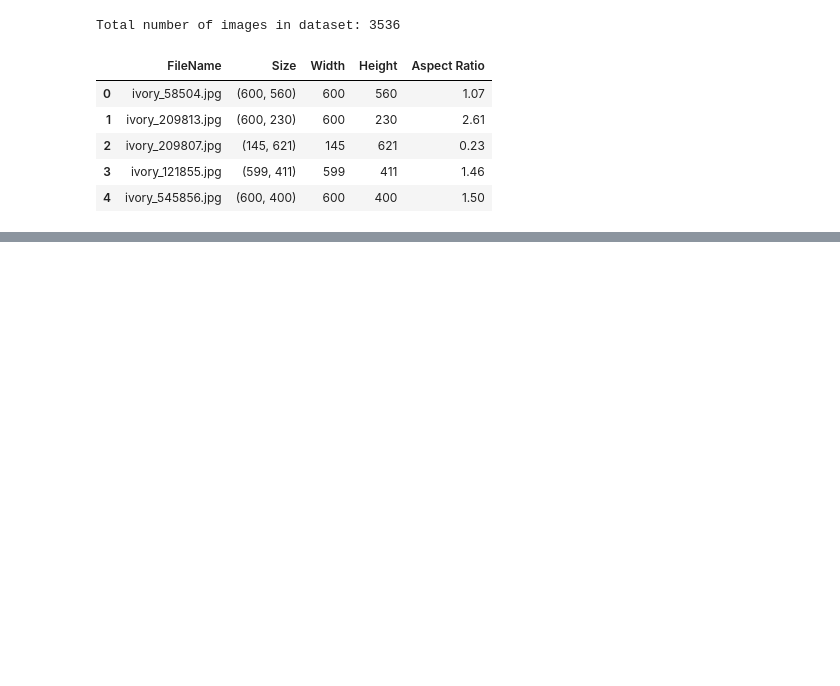
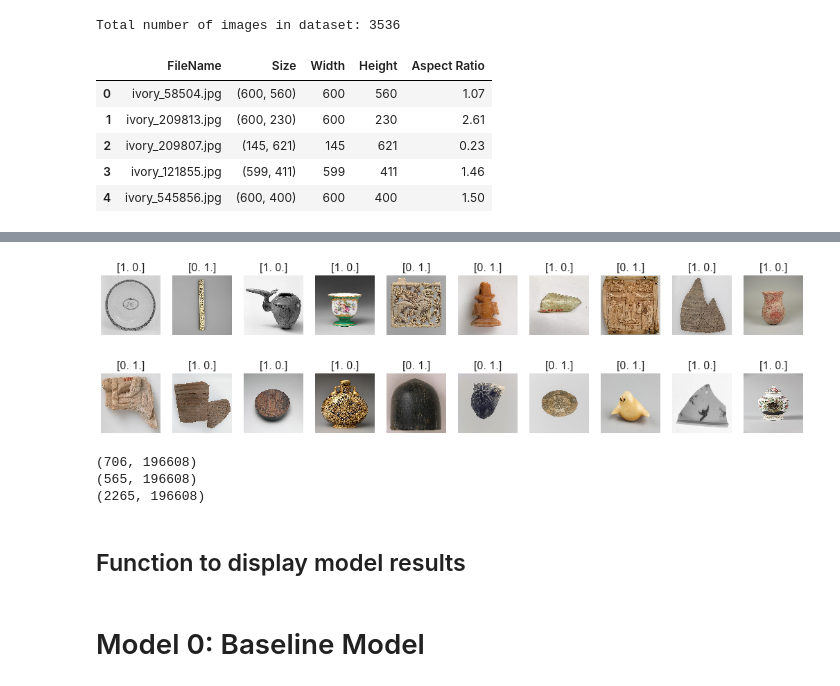
Before and after one commit to rjpost20/Met-Ivory-Classification-Project, a Jupyter notebook: Met_Art_Classification_Model_V2.ipynb, the cells around one changed output, grey strips where cells are left out. Cells and saved outputs as stored; diff of their text form; code cells hidden in the pictures; blank space fills up the shorter version.

```diff
--- a/Met_Art_Classification_Model_V2.ipynb
+++ b/Met_Art_Classification_Model_V2.ipynb
@@ -670,0 +708,5 @@ ax.grid(alpha=0.5);
+# %%
+# Create the data sets
+test_images, test_labels = next(test_generator)
+val_images, val_labels = next(val_generator)
+train_images, train_labels = next(train_generator)
@@ -670,0 +745,41 @@ ax.grid(alpha=0.5);
+# %%
+# Function that plots images and labels
+def plot_images(ims, figsize=(20,4), rows=1, interp=False, titles=None):
+    """
+    Takes in image set (recommend to slice for large sets); and image labels
+    and plots a row of the images with associated labels.
+    """
+    if type(ims[0]) is np.ndarray:
+        ims - np.array(ims).astype(np.uint8)
+        if (ims.shape[-1] != 3):
+            ims - ims.transpose((0,2,3,1))
+    f = plt.figure(figsize=figsize)
+    cols = len(ims)//rows if len(ims) % 2 -- 0 else len(ims)//rows + 1
+    for i in range(len(ims)):
+        sp = f.add_subplot(rows, cols, i +1)
+        sp.axis('Off')
+        if titles is not None:
+            sp.set_title(titles[i], fontsize = 16)
+        plt.imshow(ims[i], interpolation = None if interp else 'none')
+# %%
+# View first 10 items from train_images
+plot_images(train_images[0:10], titles=train_labels[0:10])
+# %% [output]
+[figure, added]
+# %%
+# View first 10 items from test_images
+plot_images(test_images[0:10], titles=test_labels[0:10])
+# %% [output]
+[figure, added]
+# %%
+test_img = test_images.reshape(test_images.shape[0], -1)
+val_img = val_images.reshape(val_images.shape[0], -1)
+train_img = train_images.reshape(train_images.shape[0], -1)
+
+print(test_img.shape)
+print(val_img.shape)
+print(train_img.shape)
+# %% [output]
+(706, 196608)
+(565, 196608)
+(2265, 196608)
@@ -670,0 +790,2 @@ ax.grid(alpha=0.5);
+# %% [markdown]
+## Function to display model results
@@ -670,0 +843,2 @@ ax.grid(alpha=0.5);
+# %% [markdown]
+# Model 0: Baseline Model
```
Also changed, not shown: parts of 27 cells of this notebook.
